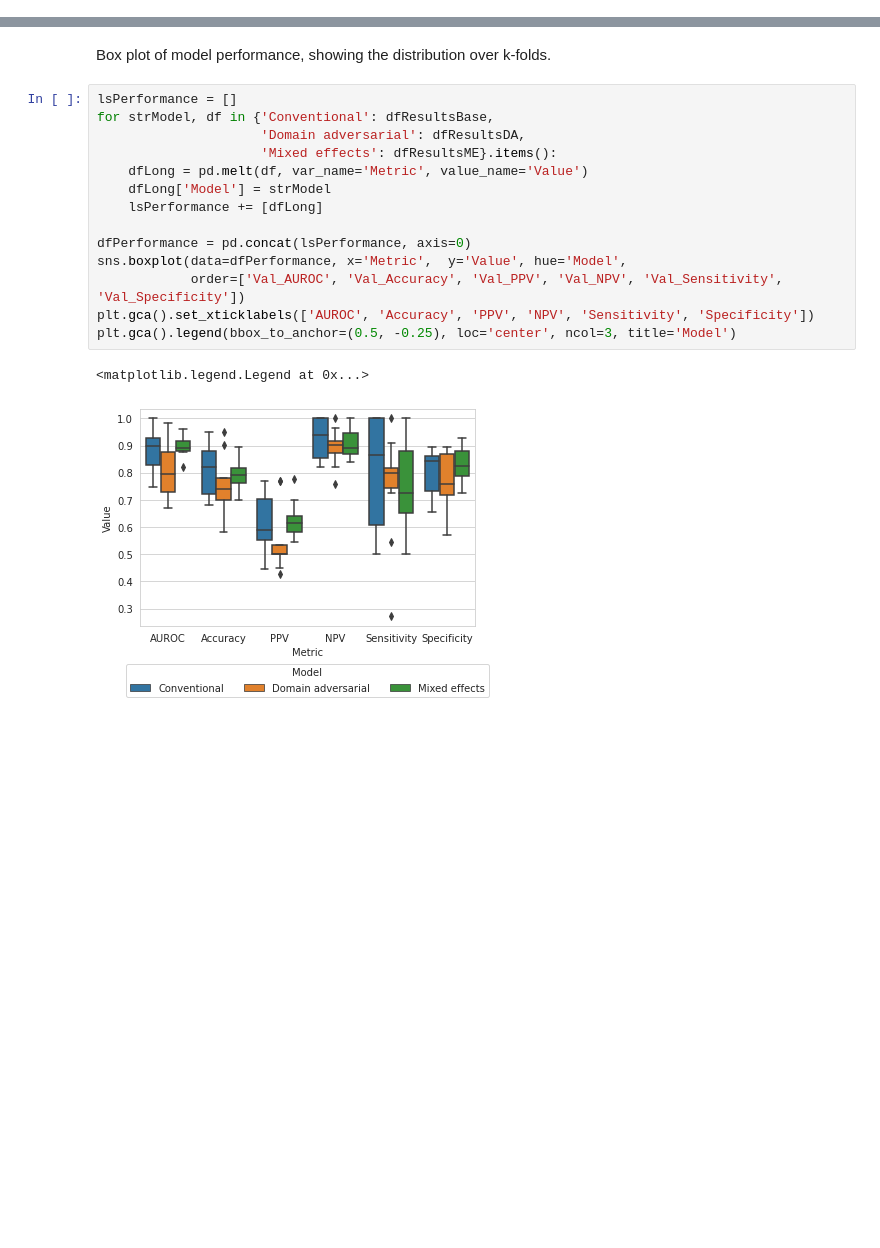
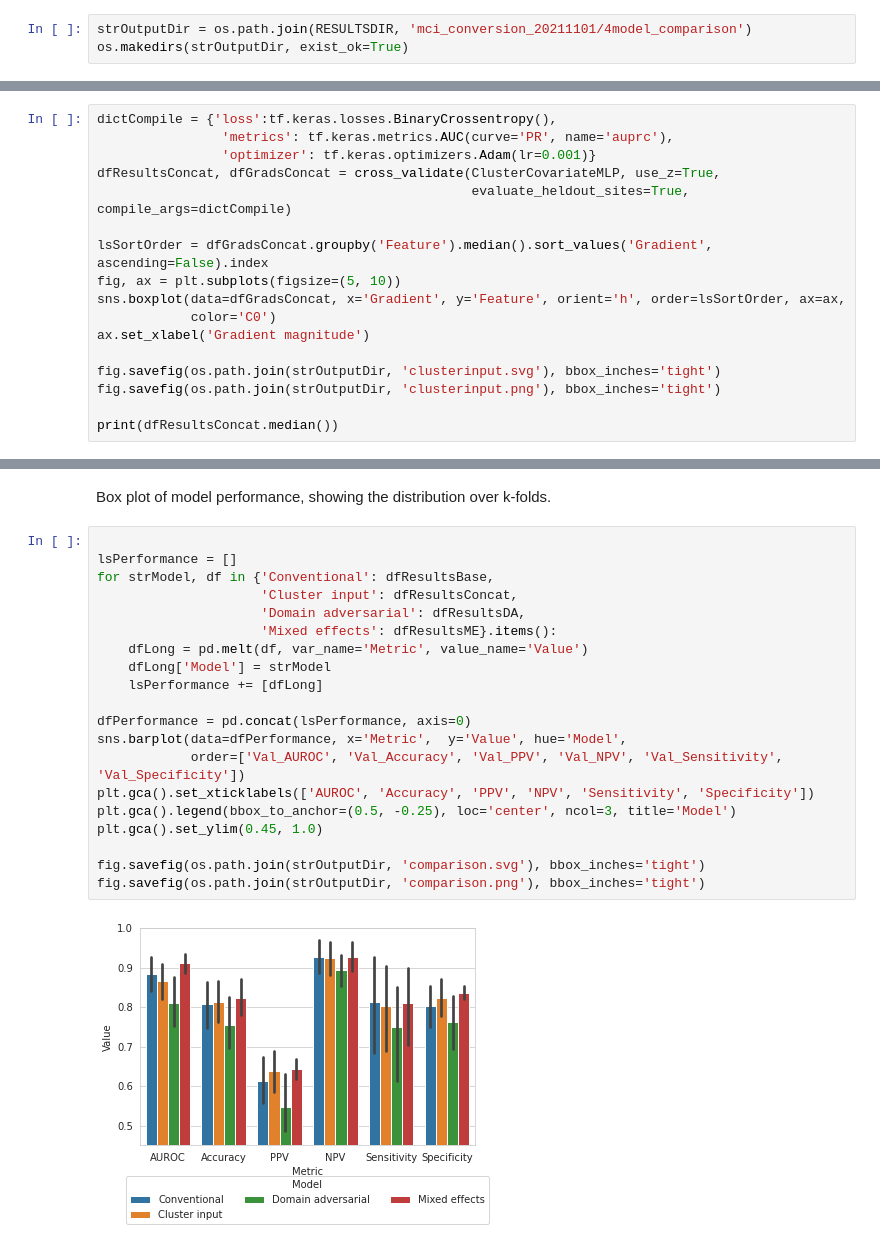
Before and after one commit to DeepLearningForPrecisionHealthLab/ARMED_MixedEffectsDL, a Jupyter notebook: ad_conversion/model_comparison.ipynb, the cells around one changed output, grey strips where cells are left out. Cells and saved outputs as stored; diff of their text form; blank space fills up the shorter version.

Commit message:
add cluster input model

```diff
--- a/ad_conversion/model_comparison.ipynb
+++ b/ad_conversion/model_comparison.ipynb
@@ -30,6 +31,9 @@ sns.set_style('whitegrid')
 from scipy import stats
 
 tf.get_logger().setLevel('ERROR')
+# %%
+strOutputDir = os.path.join(RESULTSDIR, 'mci_conversion_20211101/4model_comparison')
+os.makedirs(strOutputDir, exist_ok=True)
 # %% [markdown]
 Run to select GPU and restrict memory usage to 20%.
 # %%
@@ -306,0 +317,17 @@ dtype: float64
+# %%
+dictCompile = {'loss':tf.keras.losses.BinaryCrossentropy(),
+                'metrics': tf.keras.metrics.AUC(curve='PR', name='auprc'),
+                'optimizer': tf.keras.optimizers.Adam(lr=0.001)}
+dfResultsConcat, dfGradsConcat = cross_validate(ClusterCovariateMLP, use_z=True,
+                                                evaluate_heldout_sites=True, compile_args=dictCompile)
+
+lsSortOrder = dfGradsConcat.groupby('Feature').median().sort_values('Gradient', ascending=False).index
+fig, ax = plt.subplots(figsize=(5, 10))
+sns.boxplot(data=dfGradsConcat, x='Gradient', y='Feature', orient='h', order=lsSortOrder, ax=ax,
+            color='C0')
+ax.set_xlabel('Gradient magnitude')
+
+fig.savefig(os.path.join(strOutputDir, 'clusterinput.svg'), bbox_inches='tight')
+fig.savefig(os.path.join(strOutputDir, 'clusterinput.png'), bbox_inches='tight')
+
+print(dfResultsConcat.median())
@@ -488,19 +547,24 @@ Text(0, 0.5, 'Site conversion %')
 # %% [markdown]
 Box plot of model performance, showing the distribution over k-folds.
 # %%
+
 lsPerformance = []
 for strModel, df in {'Conventional': dfResultsBase,
+                     'Cluster input': dfResultsConcat,
                      'Domain adversarial': dfResultsDA,
                      'Mixed effects': dfResultsME}.items():
     dfLong = pd.melt(df, var_name='Metric', value_name='Value')
     dfLong['Model'] = strModel
     lsPerformance += [dfLong]
 
 dfPerformance = pd.concat(lsPerformance, axis=0)
-sns.boxplot(data=dfPerformance, x='Metric',  y='Value', hue='Model',
+sns.barplot(data=dfPerformance, x='Metric',  y='Value', hue='Model',
             order=['Val_AUROC', 'Val_Accuracy', 'Val_PPV', 'Val_NPV', 'Val_Sensitivity', 'Val_Specificity'])
 plt.gca().set_xticklabels(['AUROC', 'Accuracy', 'PPV', 'NPV', 'Sensitivity', 'Specificity'])
 plt.gca().legend(bbox_to_anchor=(0.5, -0.25), loc='center', ncol=3, title='Model')
+plt.gca().set_ylim(0.45, 1.0)
+
+fig.savefig(os.path.join(strOutputDir, 'comparison.svg'), bbox_inches='tight')
+fig.savefig(os.path.join(strOutputDir, 'comparison.png'), bbox_inches='tight')
 # %% [output]
-<matplotlib.legend.Legend at 0x...>
-[figure, old version]
+[figure, new version]
```
Also changed, not shown: parts of 10 cells of this notebook.
